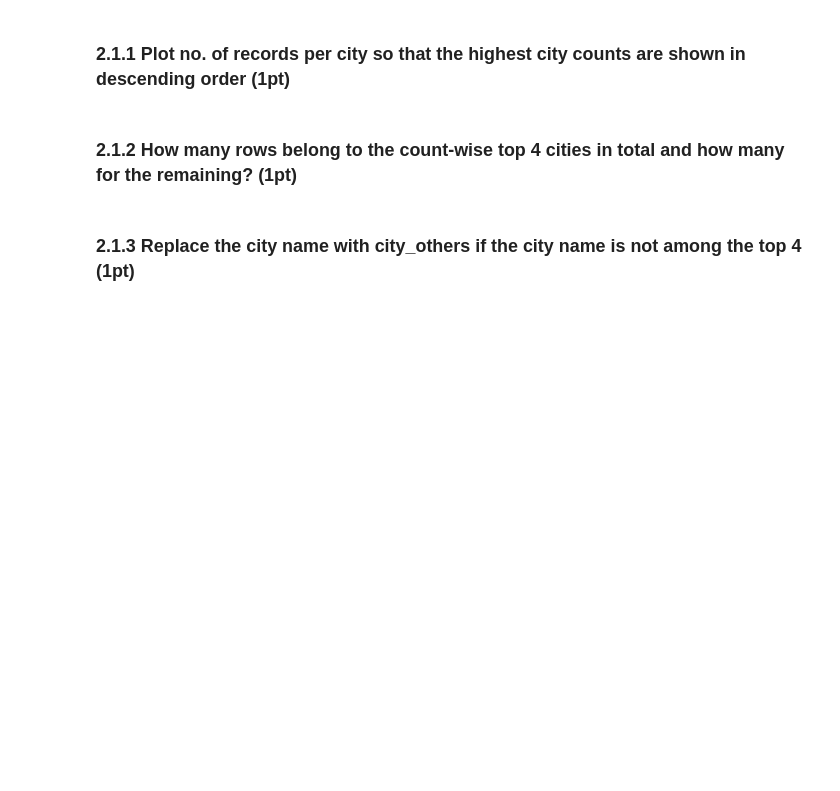
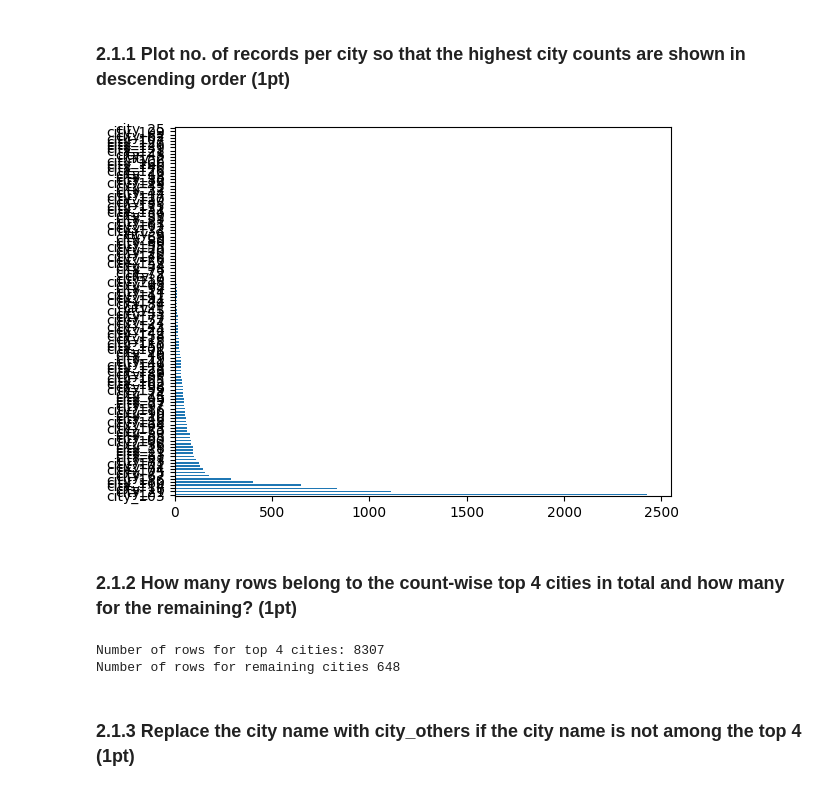
Before and after one commit to david-ryder/ML-Homework-2, a Jupyter notebook: A2_DecisionTree_RandomForest_Boosting_23Spring-1.ipynb, the cells around one changed output. Drawn from its saved outputs; the diff is of its cells as text; code cells hidden in the pictures; blank space fills up the shorter version.

```diff
--- a/A2_DecisionTree_RandomForest_Boosting_23Spring-1.ipynb
+++ b/A2_DecisionTree_RandomForest_Boosting_23Spring-1.ipynb
@@ -39,2 +84,8 @@ with open(file_name, 'r') as file:
+# %%
+city_counts = df['city'].value_counts().sort_values(ascending=False)
+city_counts.plot.barh()
+plt.show()
+# %% [output]
+[figure, added]
 # %% [markdown]
 ### 2.1.2 How many rows belong to the count-wise top 4 cities in total and how many for the remaining? (1pt)
@@ -43,2 +92,13 @@ with open(file_name, 'r') as file:
+# %%
+city_counts = df['city'].value_counts()
+top_cities = city_counts.head(4).index.tolist()
+num_rows_top_cities = city_counts.loc[top_cities].sum()
+num_rows_remaining_cities = len(df) - num_rows_top_cities
+
+print('Number of rows for top 4 cities:', num_rows_top_cities)
+print('Number of rows for remaining cities', num_rows_remaining_cities)
+# %% [output]
+Number of rows for top 4 cities: 8307
+Number of rows for remaining cities 648
 # %% [markdown]
 ### 2.1.3 Replace the city name with city_others if the city name is not among the top 4 (1pt)
```
Also changed, not shown: parts of 47 cells of this notebook.
